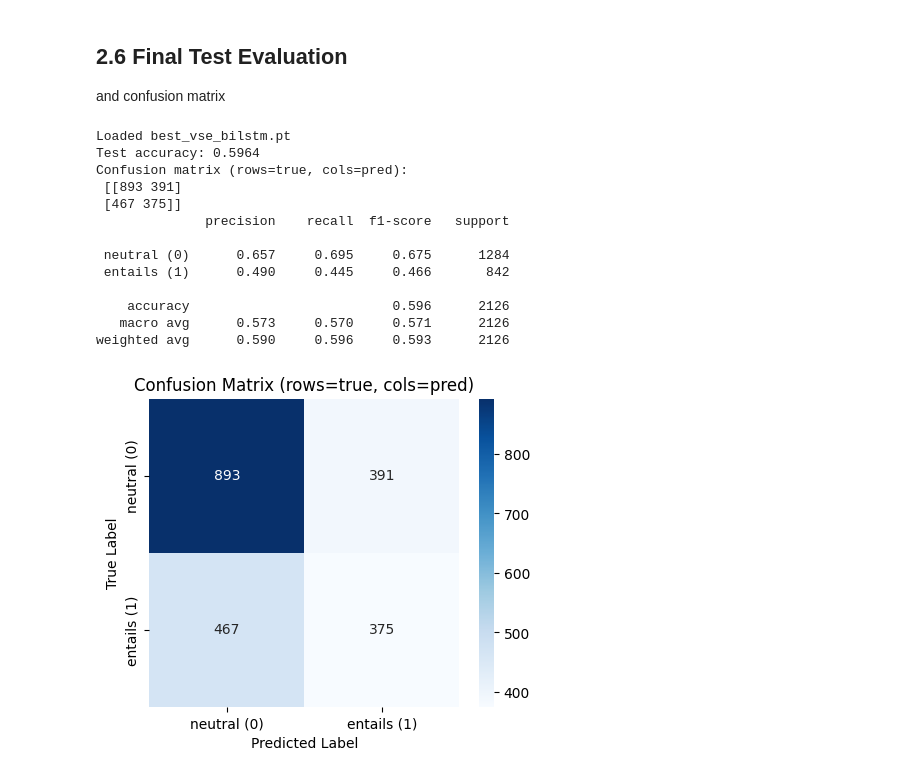
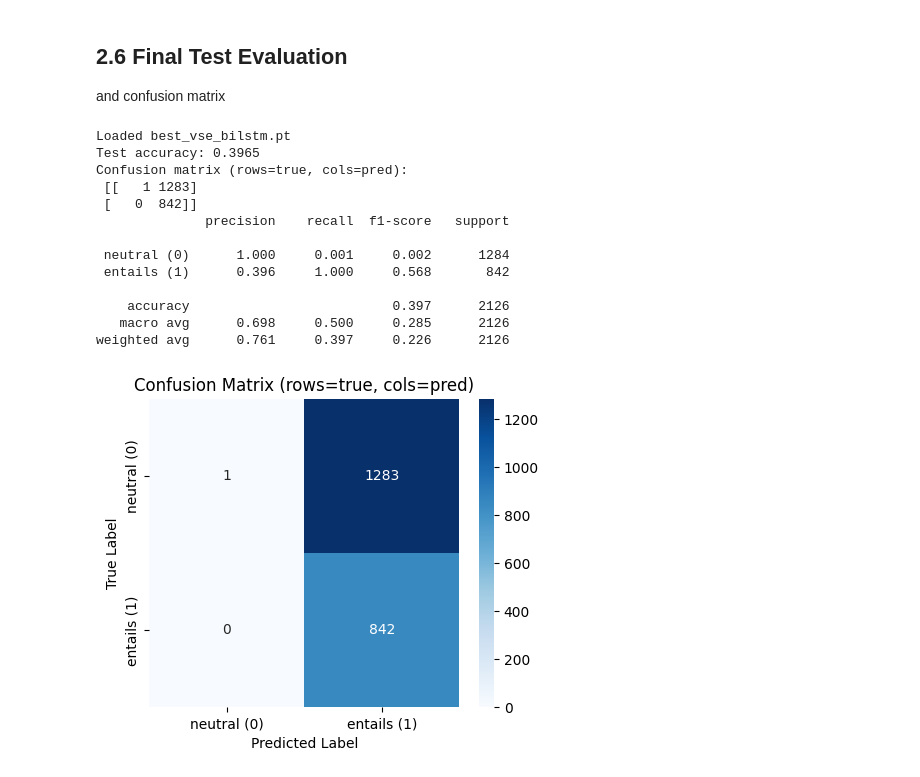
Before and after one commit to MahitGtg/nlp-project, a Jupyter notebook: variational_siamese_encoder.ipynb, the cells around one changed output. Saved outputs shown, nothing was run; the diff lists cells and outputs as text; code cells hidden in the pictures.

Commit message:
Ran Siamese Encoder on test dataset (lowered learning rate)

```diff
--- a/variational_siamese_encoder.ipynb
+++ b/variational_siamese_encoder.ipynb
@@ -705,9 +705,10 @@ class Config:
     latent_dim: int = 128 #risen from 64
     beta: float = 0.004 #starting low (initially rising too high)
     mlp_hidden: int = 256 #risen from 128
-    lr: float = 2e-4
+    lr: float = 1e-5 # MITCH: Dropped learning rate
     weight_decay: float = 0.01
     epochs: int = 10
+    class_weights: list = class_weights.to("cuda" if torch.cuda.is_available() else "cpu") # MITCH: Added class weights to config
 
 CFG = Config()
 # %% [markdown]
@@ -807,7 +808,7 @@ class VariationalSiameseEncoder(nn.Module):
             return {"logits": logits}
 
         labels = batch[2] # Mitch: List not Dict
-        ce = F.cross_entropy(logits, labels, weight=getattr(self, "class_weights", None)) #OLD: ce  = F.cross_entropy(logits, labels)  # task loss
+        ce = F.cross_entropy(logits, labels, weight=CFG.class_weights) #OLD: ce  = F.cross_entropy(logits, labels)  # task loss
         # KL for each side (diag Gaussian vs. N(0, I))
         kl1 = 0.5 * torch.sum(torch.exp(logv1) + mu1**2 - 1. - logv1, dim=1).mean()
         kl2 = 0.5 * torch.sum(torch.exp(logv2) + mu2**2 - 1. - logv2, dim=1).mean()
@@ -886,11 +887,11 @@ def evaluate(model, loader, use_mu_inference=True):
     total, correct = 0, 0
     with torch.no_grad():
         for batch in loader:
-            batch = [batch[0].to(CFG.device), batch[1].to(CFG.device)]
+            batch = [batch[0].to(CFG.device), batch[1].to(CFG.device), batch[2].to(CFG.device)]
             # batch = {k: v.to(CFG.device) for k, v in batch.items()}
             out = model(batch, beta=CFG.beta, use_mu_inference=use_mu_inference)  # deterministic path at eval
             preds = out["logits"].argmax(-1)
-            labels = batch["labels"]
+            labels = batch[2]
             total += labels.size(0)
             correct += (preds == labels).sum().item()
     return correct / max(total, 1)
@@ -918,7 +919,8 @@ for epoch in range(1, CFG.epochs+1):
         torch.nn.utils.clip_grad_norm_(model.parameters(), 1.0) # clip to stabilise LSTM
         optimizer.step()
 
-        bs = batch["labels"].size(0)
+        # bs = batch["labels"].size(0)
+        bs = batch_size
         seen += bs
         loss_sum += out["loss_total"].item() * bs
         task_sum += out["loss_task"].item() * bs
@@ -931,13 +933,13 @@ for epoch in range(1, CFG.epochs+1):
     print(f"Epoch {epoch:02d} | {time.time()-t0:.1f}s | loss={train_loss:.4f} (task={train_task:.4f}, kl={train_kl:.4f}) | val_acc={val_acc:.4f}")
 
     # quick diagnostic: average logits on val to spot class bias
-    with torch.no_grad():
-        s = torch.zeros(2, device=CFG.device); n=0
-        for b in val_loader:
-            b = {k:v.to(CFG.device) for k,v in b.items()}
-            lg = model(b, beta=0.0, use_mu_inference=True)["logits"]
-            s += lg.mean(0); n += 1
-        print("avg val logits:", (s/n).tolist())
+    # with torch.no_grad():
+    #     s = torch.zeros(2, device=CFG.device); n=0
+    #     for b in val_loader:
+    #         b = {k:v.to(CFG.device) for k,v in b.items()}
+    #         lg = model(b, beta=0.0, use_mu_inference=True)["logits"]
+    #         s += lg.mean(0); n += 1
+    #     print("avg val logits:", (s/n).tolist())
 
     if val_acc > best_val:     # save best-by-val-acc checkpoint
         best_val = val_acc
@@ -968,46 +983,47 @@ model.eval()
 all_preds, all_labels = [], []
 with torch.no_grad():
     for batch in test_loader:
-        batch = {k: v.to(CFG.device) for k, v in batch.items()}
+        # batch = {k: v.to(CFG.device) for k, v in batch.items()}
+        batch = [batch[0].to(CFG.device), batch[1].to(CFG.device), batch[2].to(CFG.device)]
         out = model(batch, beta=CFG.beta, use_mu_inference=True)
         preds = out["logits"].argmax(-1).cpu().numpy()
-        labs  = batch["labels"].cpu().numpy()
+        labs  = batch[2].cpu().numpy()
         all_preds.append(preds); all_labels.append(labs)
 
 preds = np.concatenate(all_preds) if all_preds else np.array([])
 labs  = np.concatenate(all_labels) if all_labels else np.array([])
 acc = (preds == labs).mean() if preds.size else 0.0
 
 cm = np.zeros((2,2), dtype=int)
 for t,p in zip(labs, preds): cm[t,p] += 1
 
 print(f"Test accuracy: {acc:.4f}")
 print("Confusion matrix (rows=true, cols=pred):\n", cm)
 report = classification_report(labs, preds, target_names=["neutral (0)", "entails (1)"], digits=3)
 print(report)
 
 labels = ["neutral (0)", "entails (1)"]
 cm = confusion_matrix(labs, preds, labels=[0,1])
 
 plt.figure(figsize=(5,4))
 sns.heatmap(cm, annot=True, fmt="d", cmap="Blues",
             xticklabels=labels, yticklabels=labels)
 plt.xlabel("Predicted Label")
 plt.ylabel("True Label")
 plt.title("Confusion Matrix (rows=true, cols=pred)")
 plt.show()
 # %% [output]
 Loaded best_vse_bilstm.pt
-Test accuracy: 0.5964
+Test accuracy: 0.3965
 Confusion matrix (rows=true, cols=pred):
- [[893 391]
- [467 375]]
+ [[   1 1283]
+ [   0  842]]
               precision    recall  f1-score   support
 
- neutral (0)      0.657     0.695     0.675      1284
- entails (1)      0.490     0.445     0.466       842
+ neutral (0)      1.000     0.001     0.002      1284
+ entails (1)      0.396     1.000     0.568       842
 
-    accuracy                          0.596      2126
-   macro avg      0.573     0.570     0.571      2126
-weighted avg      0.590     0.596     0.593      2126
+    accuracy                          0.397      2126
+   macro avg      0.698     0.500     0.285      2126
+weighted avg      0.761     0.397     0.226      2126
-[figure, old version]
+[figure, new version]
```
Also changed, not shown: parts of 1 cell of this notebook.
